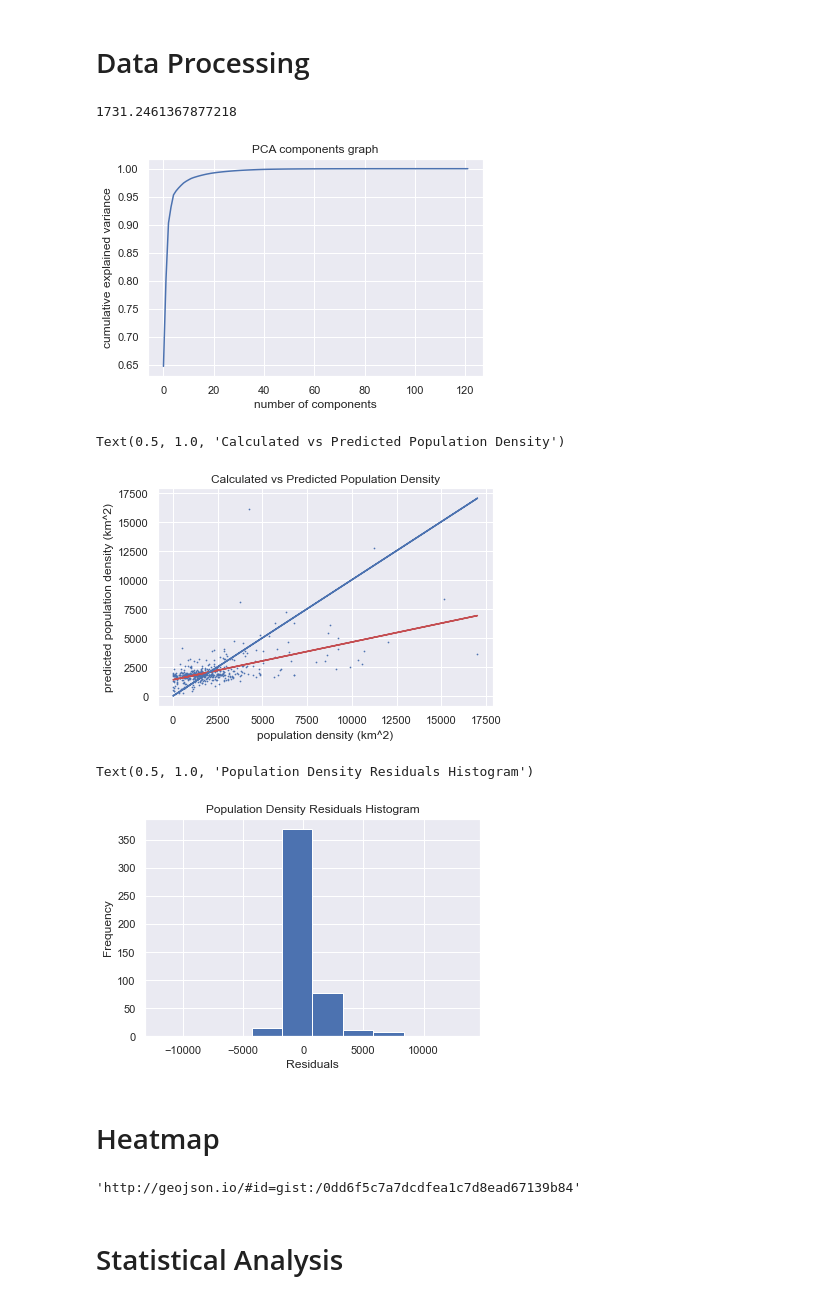
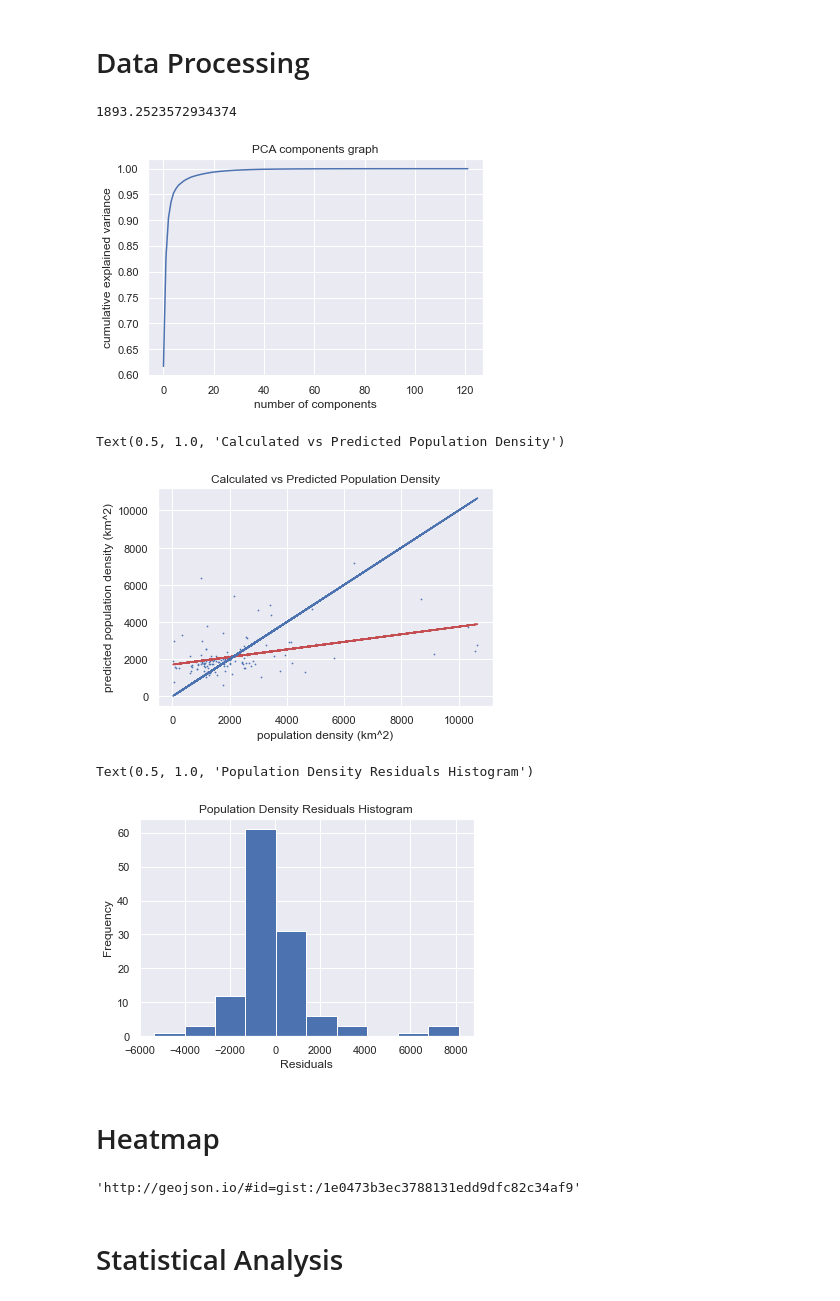
Before and after one commit to Rauf00/population_analysis, a Jupyter notebook: project.ipynb, the cells around one changed output. Saved outputs shown, nothing was run; the diff lists cells and outputs as text; code cells hidden in the pictures.

Commit message:
Test model on test data fix

```diff
--- a/project.ipynb
+++ b/project.ipynb
@@ -95,53 +95,55 @@ model = make_pipeline(
 
 model.fit(X_train, y_train)
 # validate model
-predicted_y = model.predict(vancouver_gdf.drop(['population', 'geometry', 'area', 'population_density'], axis=1).values)
+predicted_y = model.predict(X_valid)
 
 # calculate root mean squared error
-rms = mean_squared_error(y, predicted_y, squared=False)
+rms = mean_squared_error(y_valid, predicted_y, squared=False)
 rms
 # %% [output]
-1731.2461367877218
+1893.2523572934374
-[figure, old version]
+[figure, new version]
 # %%
-# filter out negative scores for the predicted labels
-data = pd.DataFrame({'y': y, 'predicted_y': predicted_y})
+# # filter out negative scores for the predicted labels
+data = pd.DataFrame({'y_valid': y_valid, 'predicted_y': predicted_y})
 data = data[data['predicted_y'] > 0]
-y = data['y']
+y_valid = data['y_valid']
 predicted_y = data['predicted_y']
 
 # stack y to match shape of predicted y
-y_stack = np.stack([y], axis=1)
+y_valid_stack = np.stack([y_valid], axis=1)
 
-model = LinearRegression(fit_intercept=True)
-model.fit(y_stack, predicted_y)
-best_fit = model.intercept_ + model.coef_[0] * y_stack
+linReg = LinearRegression(fit_intercept=True)
+linReg.fit(y_valid_stack, predicted_y)
+best_fit = linReg.intercept_ + linReg.coef_[0] * y_valid_stack
 
 seaborn.set()
-plt.scatter(y_stack, predicted_y, s=0.5)
-plt.plot(y_stack, best_fit, '-r')
-plt.plot(y, y, 'b-')
+plt.scatter(y_valid_stack, predicted_y, s=0.5)
+plt.plot(y_valid_stack, best_fit, '-r')
+plt.plot(y_valid, y_valid, 'b-')
 plt.xlabel('population density (km^2)')
 plt.ylabel('predicted population density (km^2)')
 plt.title('Calculated vs Predicted Population Density')
 # %% [output]
 Text(0.5, 1.0, 'Calculated vs Predicted Population Density')
-[figure, old version]
+[figure, new version]
 # %%
 # make residuals plot
-residuals = y - predicted_y
+residuals = y_valid - predicted_y
 seaborn.set()
 plt.hist(residuals)
 
 plt.xlabel('Residuals')
 plt.ylabel('Frequency')
 plt.title('Population Density Residuals Histogram')
 # %% [output]
 Text(0.5, 1.0, 'Population Density Residuals Histogram')
-[figure, old version]
+[figure, new version]
 # %% [markdown]
 # Heatmap
 # %%
+predicted_y = model.predict(vancouver_gdf.drop(['population', 'geometry', 'area', 'population_density'], axis=1).values)
+
 # Used predicted y-label and the original y-label to compute the percentage difference and produce the heatmap based on it
 vancouver_gdf['predicted_population_density_difference'] = vancouver_gdf["population_density"] - predicted_y
 vancouver_gdf['percentage_difference'] = (vancouver_gdf['predicted_population_density_difference'] / vancouver_gdf['population_density']) * 100
@@ -178,7 +180,7 @@ contents = gpd.read_file('heatmap.geojson')
 # run server in browser to see geojson data over vancouver map
 geoio.display(contents)
 # %% [output]
-'http://geojson.io/#id=gist:/0dd6f5c7a7dcdfea1c7d8ead67139b84'
+'http://geojson.io/#id=gist:/1e0473b3ec3788131edd9dfc82c34af9'
 # %% [markdown]
 # Statistical Analysis
 # %%
```
Also changed, not shown: parts of 6 cells of this notebook, 2 other files.
